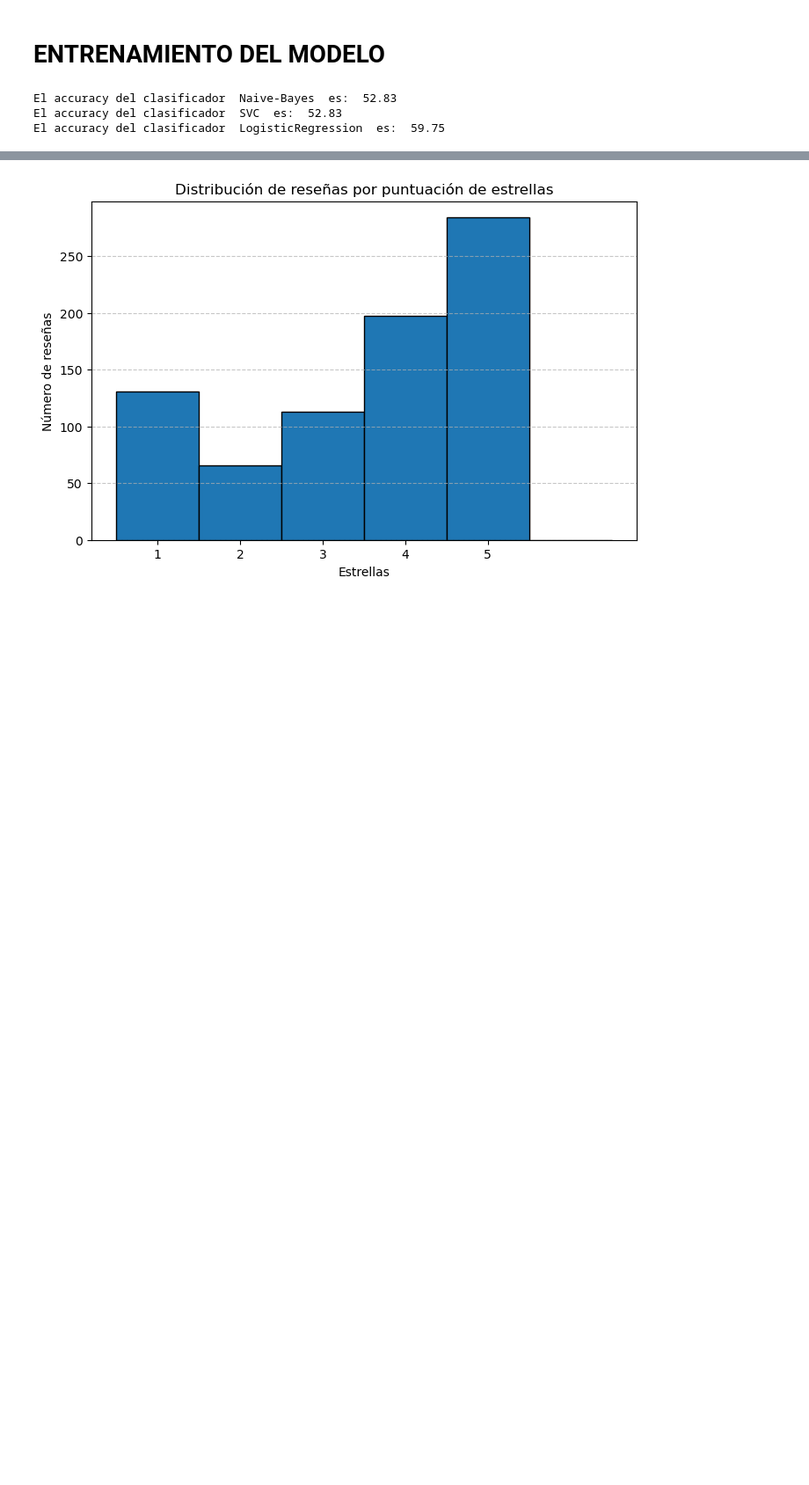
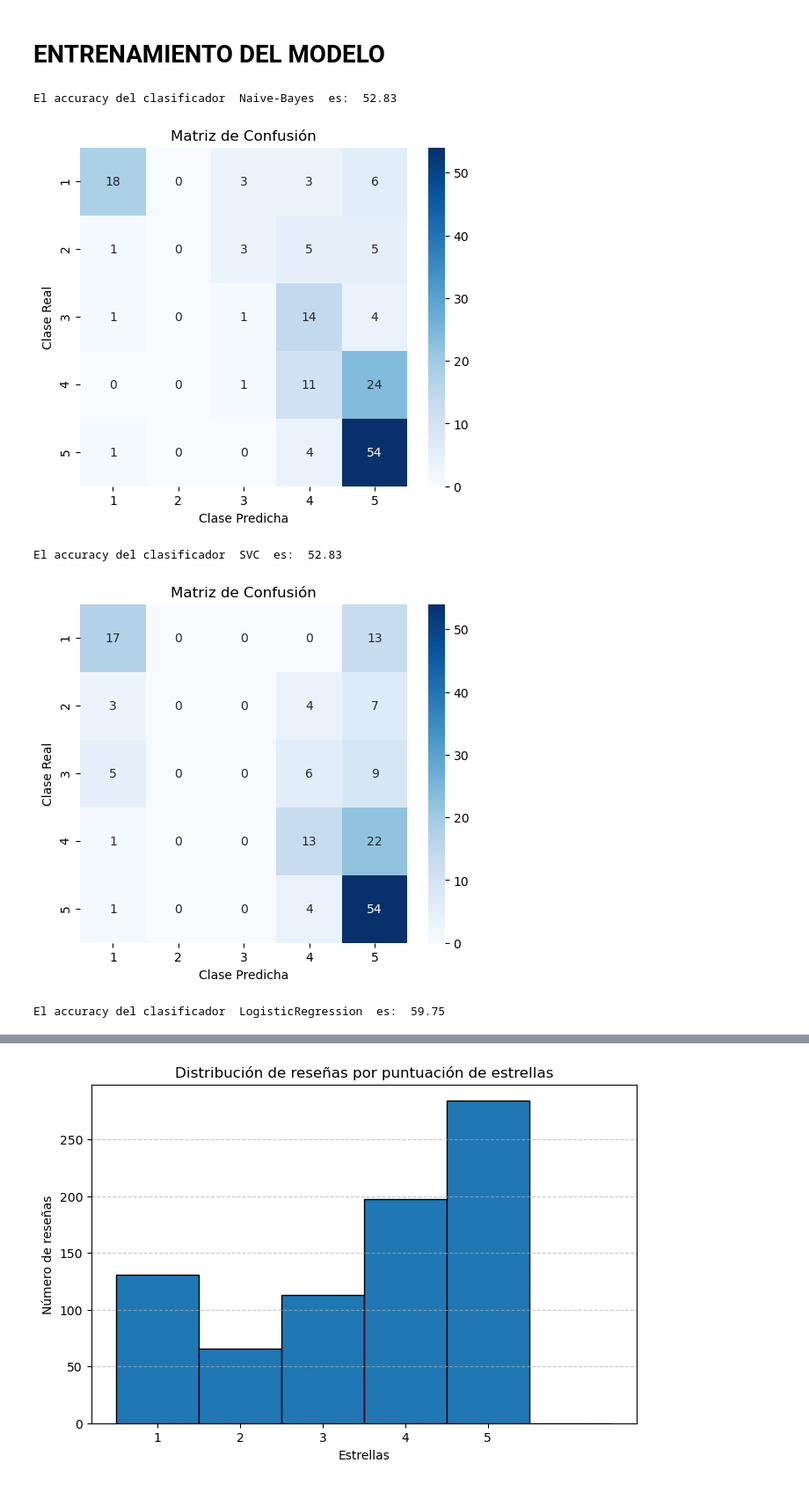
Before and after one commit to tecoloniso/amazonReviews, a Jupyter notebook: completo.ipynb, the cells around one changed output, grey strips where cells are left out. Shown at 88% size. Cells and saved outputs as stored; diff of their text form; code cells hidden in the pictures; blank space fills up the shorter version.

```diff
--- a/completo.ipynb
+++ b/completo.ipynb
@@ -118,32 +116,35 @@ from sklearn.ensemble import BaggingClassifier
 X_train, X_test, Y_train, Y_test = train_test_split(X, y, test_size=0.2, random_state=12)
 
 
 def entrenar_modelo(XTrain,XTest,YTrain,YTest):
     clasificadores = [
         MultinomialNB(alpha = 2),
         SVC(random_state = 12),
         LogisticRegression(random_state=12, class_weight="balanced", C = 1),
         # DecisionTreeClassifier(criterion='entropy', random_state=12),  # Árbol de decisión base
         # BaggingClassifier(estimator=DecisionTreeClassifier(criterion='entropy', random_state=12),
                          # n_estimators=15, random_state=12),  # Bagging
         # AdaBoostClassifier(estimator=DecisionTreeClassifier(criterion='entropy', random_state=12),
                            # n_estimators=15, random_state=12,algorithm = 'SAMME'),  # Boosting
         # RandomForestClassifier(criterion='entropy', n_estimators=15, random_state=12)  # Random Forest
     ]
     nombres = ['Naive-Bayes','SVC','LogisticRegression','DecisionTree', 'Bagging', 'Boosting', 'RandomForest']
     for i, clasificador in enumerate(clasificadores):
         #Entrenar modelo
         clasificador.fit(XTrain, YTrain)
         #Realizar prediccion
         y_test_pred = clasificador.predict(XTest)
         #Evaluar modelo
         acc = round(accuracy_score(YTest, y_test_pred)*100,2)
         print("El accuracy del clasificador ",nombres[i]," es: ",acc)
+        matriz_confusion(YTest,y_test_pred)
 
     return acc
 
 acc = entrenar_modelo(X_train,X_test,Y_train,Y_test)
 # %% [output]
 El accuracy del clasificador  Naive-Bayes  es:  52.83
-El accuracy del clasificador  SVC  es:  52.83
-El accuracy del clasificador  LogisticRegression  es:  59.75
+[figure, added]
+El accuracy del clasificador  SVC  es:  52.83
+[figure, added]
+El accuracy del clasificador  LogisticRegression  es:  59.75
```
Also changed, not shown: parts of 6 cells of this notebook.
